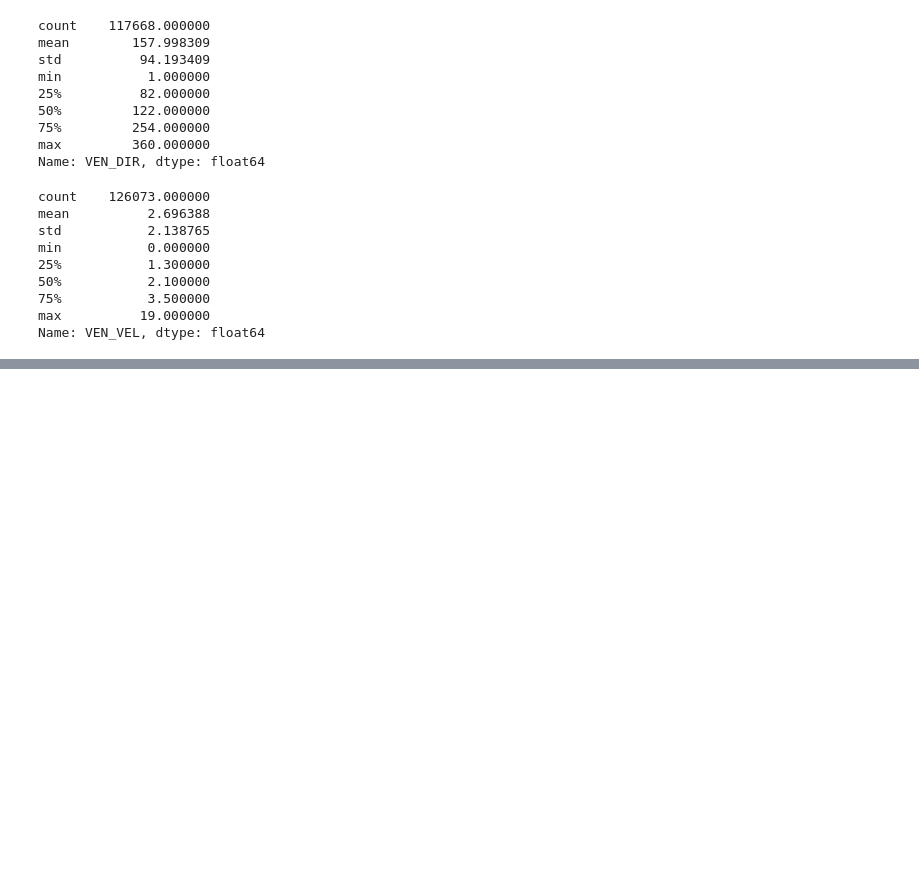
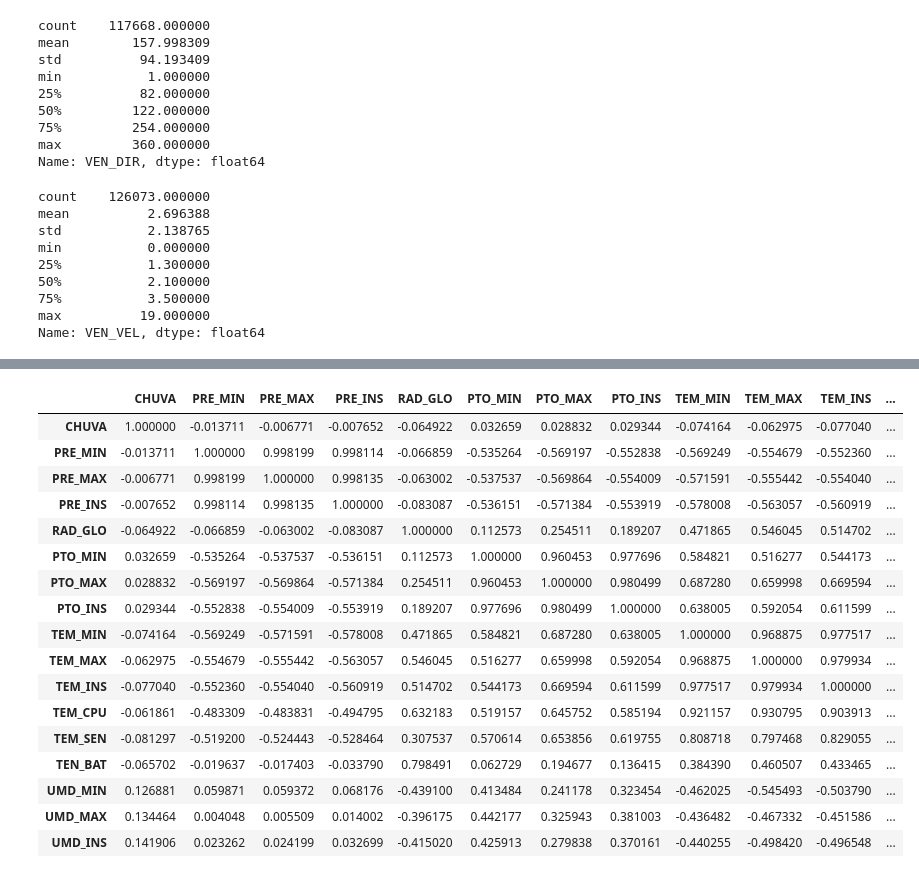
Before and after one commit to pedrojoaquim01/atmoseer, a Jupyter notebook: notebooks/playground.ipynb, the cells around one changed output, grey strips where cells are left out. Saved outputs shown, nothing was run; the diff lists cells and outputs as text; code cells hidden in the pictures; blank space fills up the shorter version.

```diff
--- a/notebooks/playground.ipynb
+++ b/notebooks/playground.ipynb
@@ -763,0 +782,4 @@ memory usage: 28.4+ MB
+# %%
+import pandas as pd
+df_era5 = pd.read_parquet('../data/numerical_models/ERA5_A652_1997-01-01_2021-12-31_preprocessed.parquet.gzip')
+df_era5.head()
@@ -763,0 +798,4 @@ memory usage: 28.4+ MB
+# %%
+import pandas as pd
+df_a652 = pd.read_parquet('../data/weather_stations/A652_1997_2022_preprocessed.parquet.gzip')
+df_a652.head()
@@ -763,0 +815,5 @@ memory usage: 28.4+ MB
+# %%
+# merge dataframes on datetime column
+merged_df = pd.merge(df_a652, df_sounding, on='Datetime', how='left')
+merged_df = pd.merge(merged_df, df_era5, on='Datetime', how='left')
+merged_df.shape
@@ -763,0 +853,3 @@ memory usage: 28.4+ MB
+# %%
+merged_df = merged_df[merged_df.wind_u.notna() & merged_df.wind_v.notna()]
+merged_df.shape
@@ -763,0 +955,44 @@ memory usage: 28.4+ MB
+# %%
+other_variables = ['CHUVA',
+                   'PRE_MIN',
+                   'PRE_MAX',
+                   'PRE_INS',
+
+                   'RAD_GLO',
+
+                   'PTO_MIN',
+                   'PTO_MAX',
+                   'PTO_INS',
+
+                   'TEM_MIN',
+                   'TEM_MAX',
+                   'TEM_INS',
+                   'TEM_CPU',
+                   'TEM_SEN',
+
+                   'TEN_BAT',
+
+                   'UMD_MIN',
+                   'UMD_MAX',
+                   'UMD_INS']
+df_corr_a652_other = merged_df[other_variables]
+df_corr_a652_other.corr()
+# %% [output]
+|  | CHUVA | PRE_MIN | PRE_MAX | PRE_INS | RAD_GLO | PTO_MIN | PTO_MAX | PTO_INS | TEM_MIN | TEM_MAX | TEM_INS | ... |
+| CHUVA | 1.000000 | -0.013711 | -0.006771 | -0.007652 | -0.064922 | 0.032659 | 0.028832 | 0.029344 | -0.074164 | -0.062975 | -0.077040 | ... |
+| PRE_MIN | -0.013711 | 1.000000 | 0.998199 | 0.998114 | -0.066859 | -0.535264 | -0.569197 | -0.552838 | -0.569249 | -0.554679 | -0.552360 | ... |
+| PRE_MAX | -0.006771 | 0.998199 | 1.000000 | 0.998135 | -0.063002 | -0.537537 | -0.569864 | -0.554009 | -0.571591 | -0.555442 | -0.554040 | ... |
+| PRE_INS | -0.007652 | 0.998114 | 0.998135 | 1.000000 | -0.083087 | -0.536151 | -0.571384 | -0.553919 | -0.578008 | -0.563057 | -0.560919 | ... |
+| RAD_GLO | -0.064922 | -0.066859 | -0.063002 | -0.083087 | 1.000000 | 0.112573 | 0.254511 | 0.189207 | 0.471865 | 0.546045 | 0.514702 | ... |
+| PTO_MIN | 0.032659 | -0.535264 | -0.537537 | -0.536151 | 0.112573 | 1.000000 | 0.960453 | 0.977696 | 0.584821 | 0.516277 | 0.544173 | ... |
+| PTO_MAX | 0.028832 | -0.569197 | -0.569864 | -0.571384 | 0.254511 | 0.960453 | 1.000000 | 0.980499 | 0.687280 | 0.659998 | 0.669594 | ... |
+| PTO_INS | 0.029344 | -0.552838 | -0.554009 | -0.553919 | 0.189207 | 0.977696 | 0.980499 | 1.000000 | 0.638005 | 0.592054 | 0.611599 | ... |
+| TEM_MIN | -0.074164 | -0.569249 | -0.571591 | -0.578008 | 0.471865 | 0.584821 | 0.687280 | 0.638005 | 1.000000 | 0.968875 | 0.977517 | ... |
+| TEM_MAX | -0.062975 | -0.554679 | -0.555442 | -0.563057 | 0.546045 | 0.516277 | 0.659998 | 0.592054 | 0.968875 | 1.000000 | 0.979934 | ... |
+| TEM_INS | -0.077040 | -0.552360 | -0.554040 | -0.560919 | 0.514702 | 0.544173 | 0.669594 | 0.611599 | 0.977517 | 0.979934 | 1.000000 | ... |
+| TEM_CPU | -0.061861 | -0.483309 | -0.483831 | -0.494795 | 0.632183 | 0.519157 | 0.645752 | 0.585194 | 0.921157 | 0.930795 | 0.903913 | ... |
+| TEM_SEN | -0.081297 | -0.519200 | -0.524443 | -0.528464 | 0.307537 | 0.570614 | 0.653856 | 0.619755 | 0.808718 | 0.797468 | 0.829055 | ... |
+| TEN_BAT | -0.065702 | -0.019637 | -0.017403 | -0.033790 | 0.798491 | 0.062729 | 0.194677 | 0.136415 | 0.384390 | 0.460507 | 0.433465 | ... |
+| UMD_MIN | 0.126881 | 0.059871 | 0.059372 | 0.068176 | -0.439100 | 0.413484 | 0.241178 | 0.323454 | -0.462025 | -0.545493 | -0.503790 | ... |
+| UMD_MAX | 0.134464 | 0.004048 | 0.005509 | 0.014002 | -0.396175 | 0.442177 | 0.325943 | 0.381003 | -0.436482 | -0.467332 | -0.451586 | ... |
+| UMD_INS | 0.141906 | 0.023262 | 0.024199 | 0.032699 | -0.415020 | 0.425913 | 0.279838 | 0.370161 | -0.440255 | -0.498420 | -0.496548 | ... |
```
Also changed, not shown: parts of 50 cells of this notebook, 3 other files.
